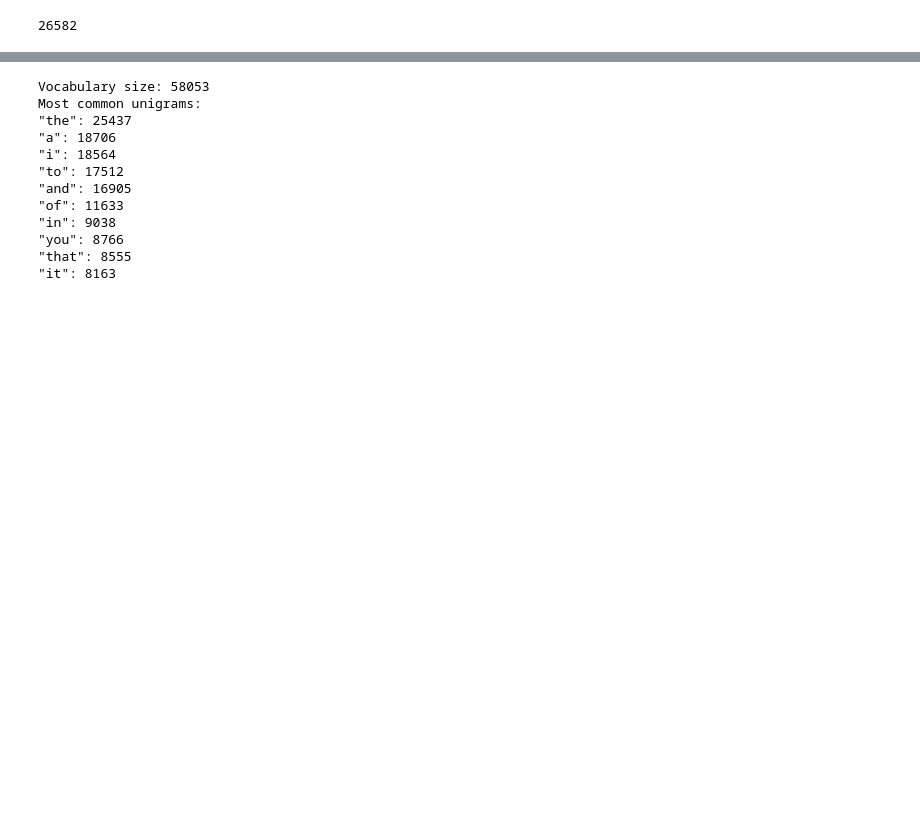
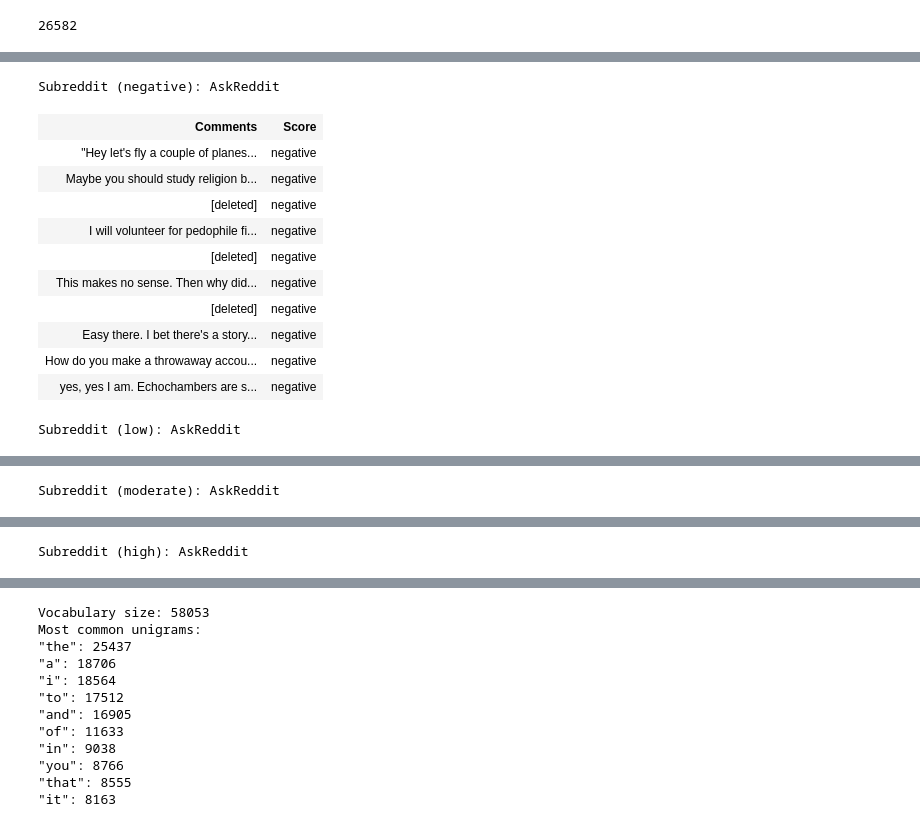
Before and after one commit to ganeshsberkeley/w266_reddit_ranking, a Jupyter notebook: project-revised.ipynb, the cells around one changed output, grey strips where cells are left out. Saved outputs shown, nothing was run; the diff lists cells and outputs as text; code cells hidden in the pictures; blank space fills up the shorter version.

```diff
--- a/project-revised.ipynb
+++ b/project-revised.ipynb
@@ -110,12 +115,3 @@ num_data=len(scores)
 num_data
 # %% [output]
 26582
-# %%
-# Print out the score and comments in a nice table for preview
-html = "<h3>Subreddit: " + "AskReddit" + "</h3>"
-html += "<table><tr><th>Comments</th><th>Score</th></tr>"
-for i in range(50):
-    html += "<tr><td>" + comments[i] + "</td><td>" + scores[i] + "</td></tr>"
-html += "</tr></table>"
-
-display(HTML(html))
@@ -139,0 +118,63 @@ Subreddit: AskReddit
+# %%
+# Print out the score and comments in a nice table for preview
+html = "<h3>Subreddit (negative): " + "AskReddit" + "</h3>"
+html += "<table><tr><th>Comments</th><th>Score</th></tr>"
+j = 0
+for i in range(len(scores)):
+    if (scores[i] == 'negative' and j < 10):
+        html += "<tr><td>" + comments[i] + "</td><td>" + scores[i] + "</td></tr>"
+        j = j + 1
+
+html += "</tr></table>"
+
+display(HTML(html))
+
+html = "<h3>Subreddit (low): " + "AskReddit" + "</h3>"
+html += "<table><tr><th>Comments</th><th>Score</th></tr>"
+j = 0
+for i in range(len(scores)):
+    if (scores[i] == 'low' and j < 10):
+        html += "<tr><td>" + comments[i] + "</td><td>" + scores[i] + "</td></tr>"
+        j = j + 1
+
+html += "</tr></table>"
+
+display(HTML(html))
+
+html = "<h3>Subreddit (moderate): " + "AskReddit" + "</h3>"
+html += "<table><tr><th>Comments</th><th>Score</th></tr>"
+j = 0
+for i in range(len(scores)):
+    if (scores[i] == 'moderate' and j < 10):
+        html += "<tr><td>" + comments[i] + "</td><td>" + scores[i] + "</td></tr>"
+        j = j + 1
+
+html += "</tr></table>"
+
+display(HTML(html))
+
+html = "<h3>Subreddit (high): " + "AskReddit" + "</h3>"
+html += "<table><tr><th>Comments</th><th>Score</th></tr>"
+j = 0
+for i in range(len(scores)):
+    if (scores[i] == 'high' and j < 10):
+        html += "<tr><td>" + comments[i] + "</td><td>" + scores[i] + "</td></tr>"
+        j = j + 1
+
+html += "</tr></table>"
+
+display(HTML(html))
+# %% [output]
+Subreddit (negative): AskReddit
+| Comments | Score |
+| "Hey let's fly a couple of planes... | negative |
+| Maybe you should study religion b... | negative |
+| [deleted] | negative |
+| I will volunteer for pedophile fi... | negative |
+| [deleted] | negative |
+| This makes no sense. Then why did... | negative |
+| [deleted] | negative |
+| Easy there. I bet there's a story... | negative |
+| How do you make a throwaway accou... | negative |
+| yes, yes I am. Echochambers are s... | negative |
+Subreddit (low): AskReddit
@@ -139,0 +192 @@ Subreddit: AskReddit
+Subreddit (moderate): AskReddit
@@ -139,0 +204 @@ Subreddit: AskReddit
+Subreddit (high): AskReddit
```
Also changed, not shown: parts of 6 cells of this notebook.
